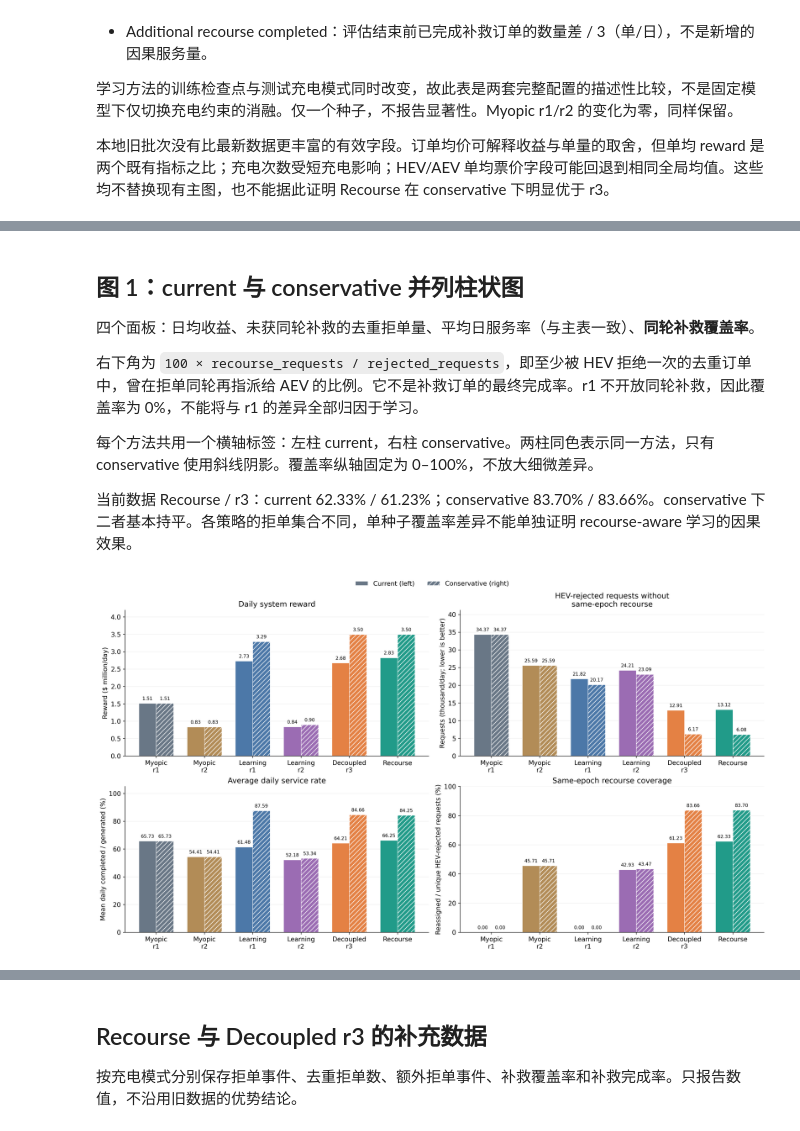
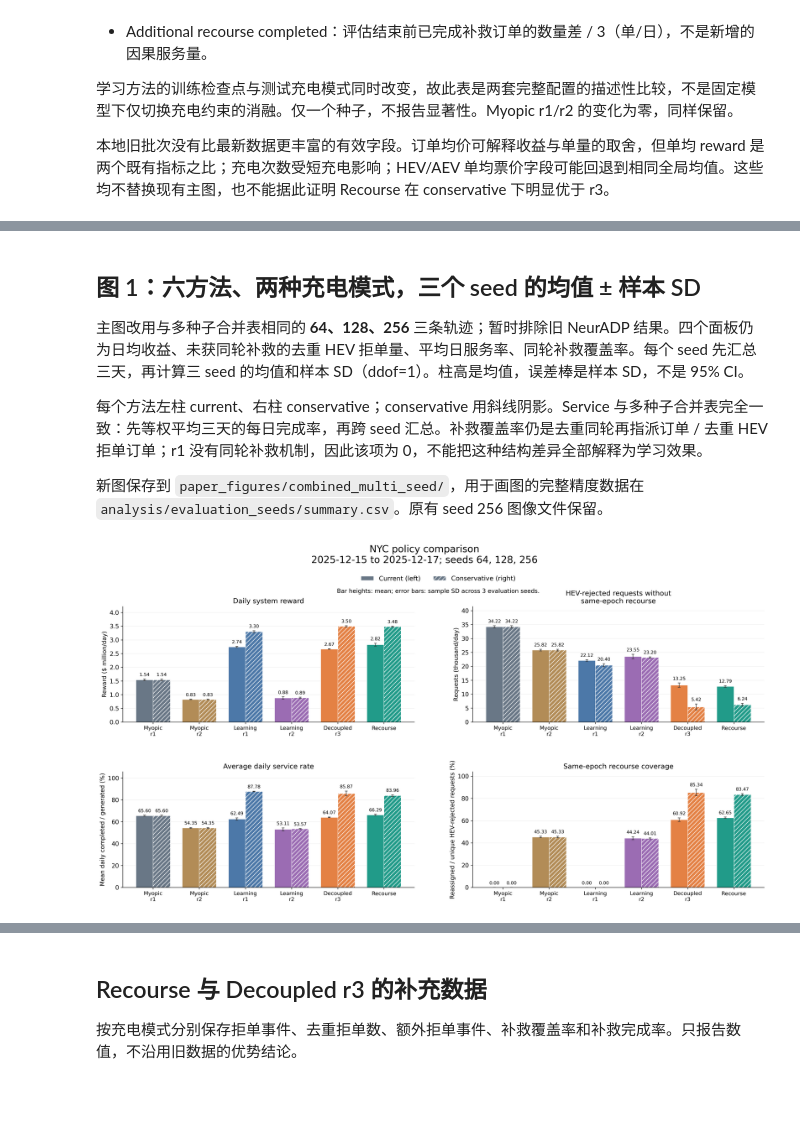
Before and after one commit to miluosi/icaps, a Jupyter notebook: plot_nye_data.ipynb, the cells around one changed output, grey strips where cells are left out. Drawn from its saved outputs; the diff is of its cells as text; code cells hidden in the pictures; blank space fills up the shorter version.

Commit message:
git commit -m "Update NYE data plots and NYC evaluation scripts"

```diff
--- a/plot_nye_data.ipynb
+++ b/plot_nye_data.ipynb
@@ -76,7 +74,7 @@ def grouped_bars(ax, current, conservative, title, ylabel, fmt='.2f'):
     ymax = max(np.max(current), np.max(conservative))
     ax.set_ylim(0, max(float(ymax) * 1.20, 1))
     ax.grid(axis='x', visible=False)
-# 多 seed 读取器：返回 records、daily、sources、demands；不混入 Myopic 文件。
+# 多 seed 读取器：用策略和方法共同区分 Myopic/学习结果，核对两种模式。
 import sys
 if str(ROOT) not in sys.path:
     sys.path.insert(0, str(ROOT))
@@ -94,6 +92,23 @@ def read_r3_results_seed(seeds=(64, 128, 256)):
 
 def read_macro_results_seed(seeds=(64, 128, 256)):
     return read_method_results_seed('macro', DATA_DIR, seeds)
+
+def read_myopic_r1_results_seed(seeds=(64, 128, 256)):
+    return read_method_results_seed('myopic_r1', DATA_DIR, seeds)
+
+def read_myopic_r2_results_seed(seeds=(64, 128, 256)):
+    return read_method_results_seed('myopic_r2', DATA_DIR, seeds)
+
+def read_r2_results_seed(seeds=(64, 128, 256)):
+    return read_method_results_seed('r2', DATA_DIR, seeds)
+
+def read_neuradp_results_seed(seeds=(64, 128, 256)):
+    return read_method_results_seed('neuradp', DATA_DIR, seeds)
+
+from scripts.plot_nyc_evaluation_seeds import (
+    plot_policy_overview as plot_seed_overview,
+    plot_daily_completion as plot_seed_daily_completion,
+)
 # %% [markdown]
 ## 统计口径
 
@@ -534,9 +551,18 @@ Learning r1、Decoupled r3、Recourse 使用 seeds 64、128、256，显示均值
 # %%
 EVALUATION_SEEDS = (64, 128, 256)
-seed_batches = [reader(EVALUATION_SEEDS) for reader in
-                (read_r1_results_seed, read_r3_results_seed, read_macro_results_seed)]
+INCLUDE_NEURADP = False  # 暂时排除旧版 NeurADP 实验，原始文件保留。
+EVALUATION_METHODS = ['myopic_r1', 'myopic_r2', 'r1', 'r2', 'r3', 'macro']
+seed_readers = [read_myopic_r1_results_seed, read_myopic_r2_results_seed,
+                read_r1_results_seed, read_r2_results_seed,
+                read_r3_results_seed, read_macro_results_seed]
+if INCLUDE_NEURADP:
+    EVALUATION_METHODS.insert(2, 'neuradp')
+    seed_readers.insert(2, read_neuradp_results_seed)
+seed_batches = [reader(EVALUATION_SEEDS) for reader in seed_readers]
 seed_result = save_evaluation_seed_analysis(
-    analyze_evaluation_seeds(DATA_DIR, EVALUATION_SEEDS, batches=seed_batches), DATA_DIR)
+    analyze_evaluation_seeds(DATA_DIR, EVALUATION_SEEDS, batches=seed_batches,
+                             methods=EVALUATION_METHODS), DATA_DIR)
+assert ('neuradp' in set(seed_result['records'].method)) == INCLUDE_NEURADP
 print(seed_result['fleet_latex'])
 # %% [output]
 \begin{table*}[!t]
@@ -662,15 +688,13 @@ Results use one seed and do not establish statistical significance.
 \end{minipage}
 \end{table*}
 # %% [markdown]
-## 图 1：current 与 conservative 并列柱状图
+## 图 1：六方法、两种充电模式，三个 seed 的均值 ± 样本 SD
 
-四个面板：日均收益、未获同轮补救的去重拒单量、平均日服务率（与主表一致）、**同轮补救覆盖率**。
+主图改用与多种子合并表相同的 **64、128、256** 三条轨迹；暂时排除旧 NeurADP 结果。四个面板仍为日均收益、未获同轮补救的去重 HEV 拒单量、平均日服务率、同轮补救覆盖率。每个 seed 先汇总三天，再计算三 seed 的均值和样本 SD（ddof=1）。柱高是均值，误差棒是样本 SD，不是 95% CI。
 
-右下角为 `100 × recourse_requests / rejected_requests`，即至少被 HEV 拒绝一次的去重订单中，曾在拒单同轮再指派给 AEV 的比例。它不是补救订单的最终完成率。r1 不开放同轮补救，因此覆盖率为 0%，不能将与 r1 的差异全部归因于学习。
+每个方法左柱 current、右柱 conservative；conservative 用斜线阴影。Service 与多种子合并表完全一致：先等权平均三天的每日完成率，再跨 seed 汇总。补救覆盖率仍是去重同轮再指派订单 / 去重 HEV 拒单订单；r1 没有同轮补救机制，因此该项为 0，不能把这种结构差异全部解释为学习效果。
 
-每个方法共用一个横轴标签：左柱 current，右柱 conservative。两柱同色表示同一方法，只有 conservative 使用斜线阴影。覆盖率纵轴固定为 0–100%，不放大细微差异。
-
-当前数据 Recourse / r3：current 62.33% / 61.23%；conservative 83.70% / 83.66%。conservative 下二者基本持平。各策略的拒单集合不同，单种子覆盖率差异不能单独证明 recourse-aware 学习的因果效果。
+新图保存到 `paper_figures/combined_multi_seed/`，用于画图的完整精度数据在 `analysis/evaluation_seeds/summary.csv`。原有 seed 256 图像文件保留。
 # %%
 def plot_overview(runs):
     from matplotlib.patches import Patch
@@ -702,7 +726,10 @@ def plot_overview(runs):
               'Paired bars for each method: current left, conservative right with hatching. '
               'Daily reward, unrepaired unique rejections, average daily service rate, same-epoch recourse coverage (reassigned / unique HEV-rejected requests).')
 # %%
-plot_overview(runs)
+save_show(plot_seed_overview(seed_result), 'combined_multi_seed',
+          '01_policy_overview_current_conservative',
+          f'{len(EVALUATION_METHODS)} selected methods; seeds 64, 128, 256; bar height = mean, error bar = sample SD. '
+          'Current left, conservative right with hatching; service matches the multiseed table.')
 # %% [output]
-[figure, old version]
+[figure, new version]
 # %% [markdown]
```
Also changed, not shown: parts of 16 cells of this notebook, 6 other files.
